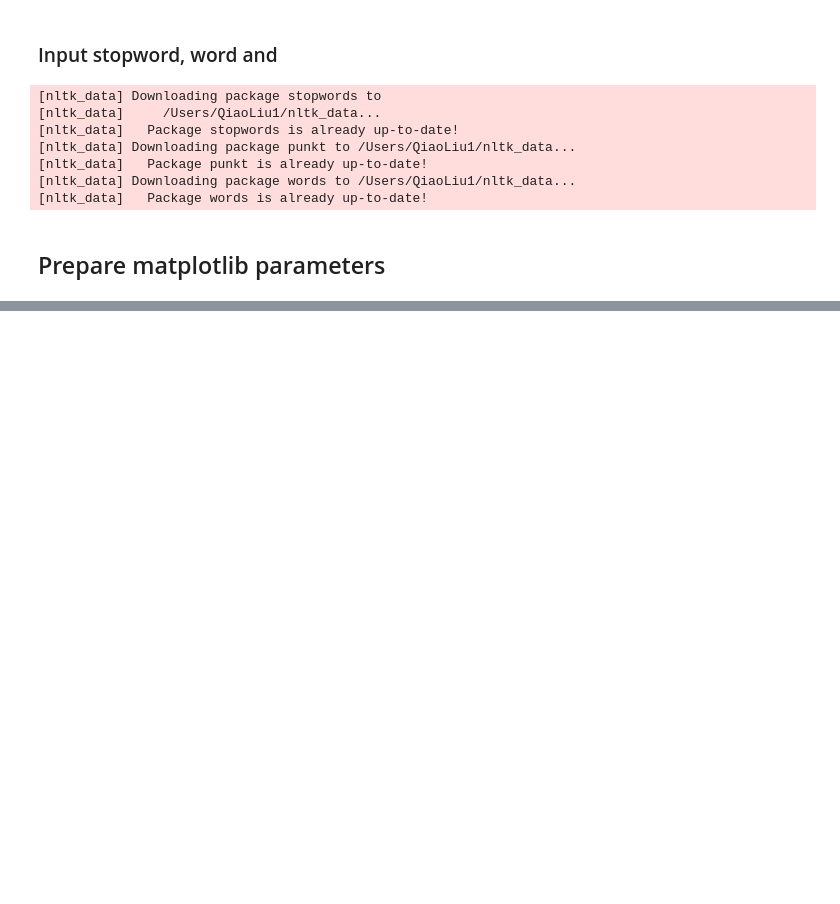
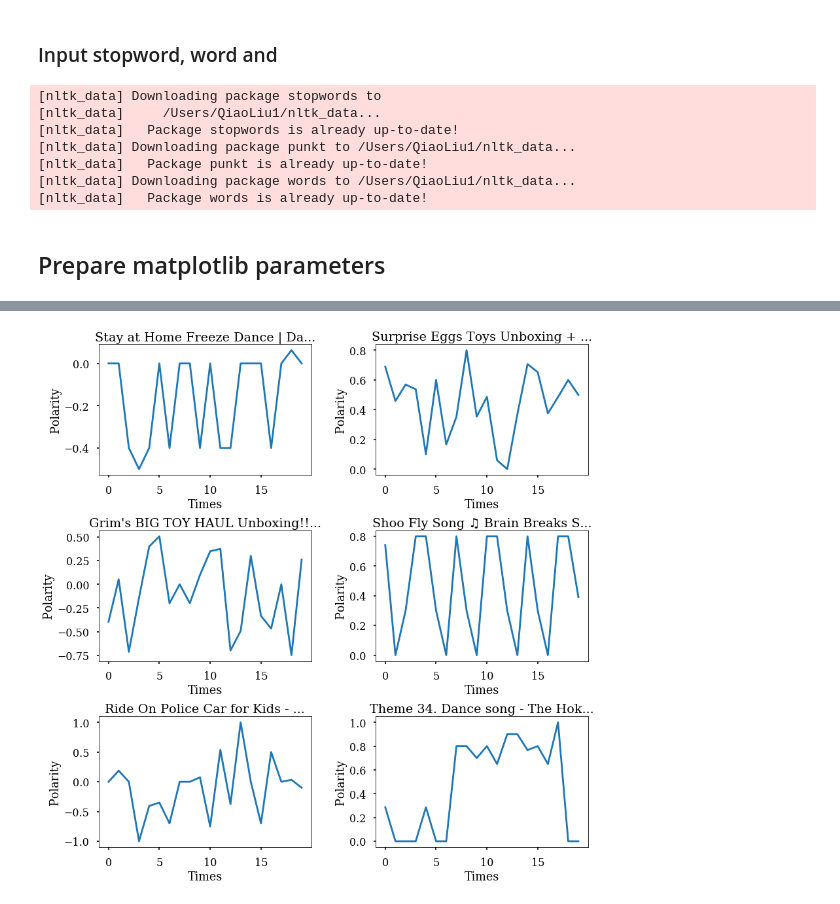
Before and after one commit to qiaoliuhub/kidtube, a Jupyter notebook: kids_video_analysis.ipynb, the cells around one changed output, grey strips where cells are left out. Drawn from its saved outputs; the diff is of its cells as text; code cells hidden in the pictures; blank space fills up the shorter version.

```diff
--- a/kids_video_analysis.ipynb
+++ b/kids_video_analysis.ipynb
@@ -63,0 +357,42 @@ def remove_stop(text):
+# %%
+def plot_time_series(polarity_curves, idx_ls, titles=None, save_dir = None):
+
+    n_row = (len(idx_ls)+1) // 2
+    plt.figure(figsize=(12,12))
+    for row in range(n_row):
+        for col in range(2):
+            cur_i = row*2+col
+            plt.subplot(n_row, 2, cur_i+1)
+            cur_idx = idx_ls[cur_i]
+            sns.lineplot(x = [*range(len(polarity_curves[cur_idx]))], y = polarity_curves[cur_idx])
+            plt.xlabel('Times')
+            plt.ylabel('Polarity')
+            if titles is not None:
+                plt.title(titles[cur_i][:30] + '...')
+            if cur_i == len(idx_ls)-1:
+                break
+
+    plt.tight_layout()
+    if save_dir is not None:
+        plt.savefig(save_dir)
+    else:
+        plt.show()
+# %%
+def plot_neg_and_pos_polarity(frame, neg_idx, pos_idx, polarity_curves, save_dir = None):
+    neg_titles = find_titles(frame, filenames=np.array(file_names)[neg_idx])
+    pos_titles = find_titles(frame, filenames=np.array(file_names)[pos_idx])
+    new_order_idx = []
+    new_titles_ls = []
+    for i in range(len(neg_idx)):
+        new_order_idx.append(neg_idx[i])
+        new_titles_ls.append(neg_titles[i])
+        new_order_idx.append(pos_idx[i])
+        new_titles_ls.append(pos_titles[i])
+
+    plot_time_series(polarity_curves, new_order_idx, new_titles_ls, save_dir=save_dir)
+# %%
+negative_idx = np.array(polarities).argsort()[:3]
+positive_idx = np.array(polarities).argsort()[-3:]
+plot_neg_and_pos_polarity(frame, negative_idx, positive_idx, polarity_curves, save_dir ='./sentimental_analysis.pdf')
+# %% [output]
+[figure, added]
```
Also changed, not shown: parts of 47 cells of this notebook, 54 other files.
